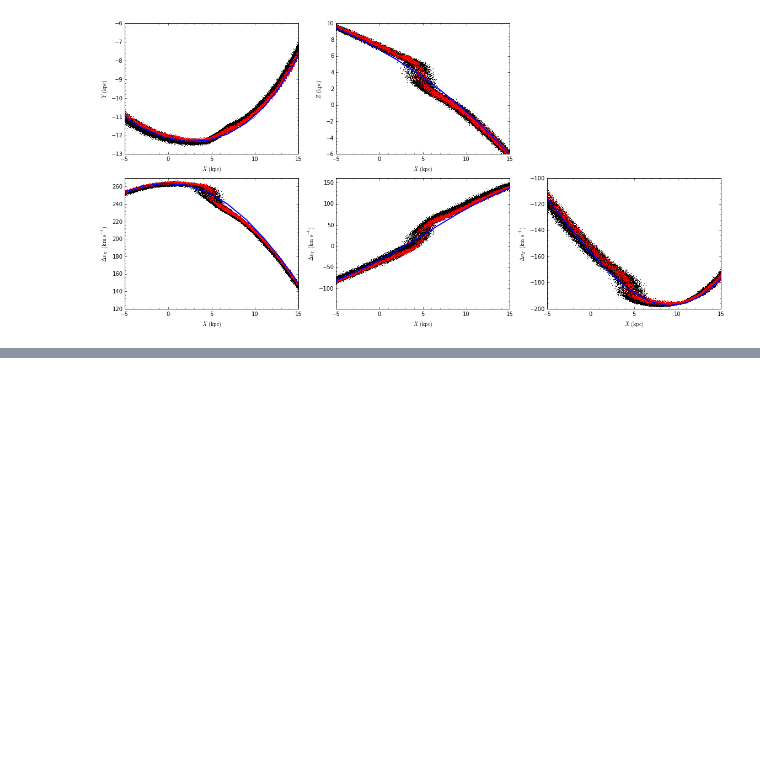
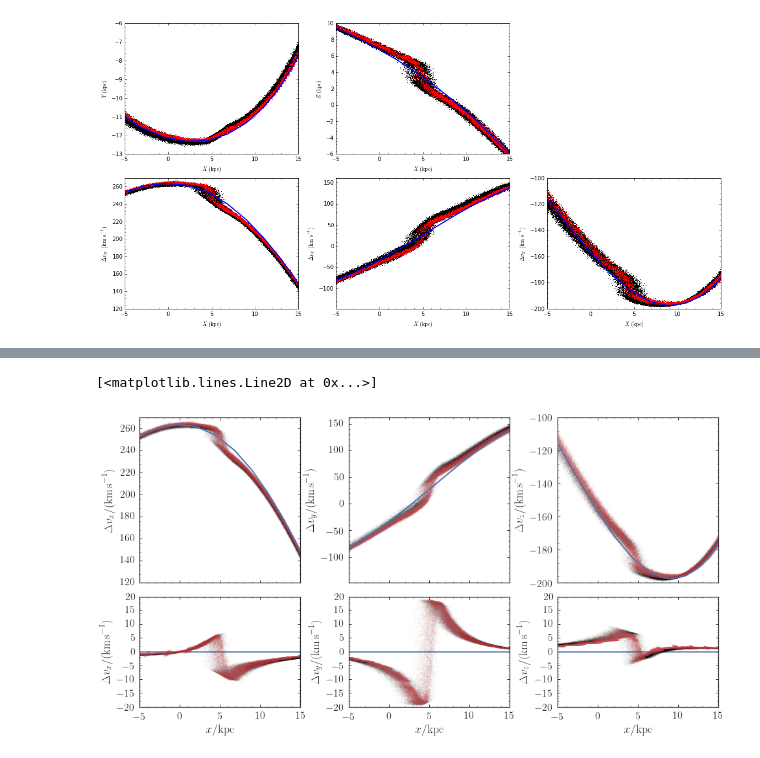
Before and after one commit to jobovy/streamgap-aa, a Jupyter notebook: py/galpyModelnonzeroJz.ipynb, the cells around one changed output, grey strips where cells are left out. Saved outputs shown, nothing was run; the diff lists cells and outputs as text; code cells hidden in the pictures; blank space fills up the shorter version.

```diff
--- a/py/galpyModelnonzeroJz.ipynb
+++ b/py/galpyModelnonzeroJz.ipynb
@@ -815,0 +899,62 @@ tight_layout()
+# %%
+figsize(16,8)
+gs=  gridspec.GridSpec(2,3,height_ratios=[1.5,1.],hspace=0.1,wspace=0.3)
+gs2= gridspec.GridSpec(2,3,height_ratios=[1.5,1.],hspace=0.1,wspace=0.3)
+subplot(gs[0])
+bovy_plot.bovy_plot(sdfl_unp_peri._ObsTrackXY[:,0]*R0,
+                    sdfl_unp_peri._ObsTrackXY[:,3]*V0,
+                    '-',color=sns.color_palette()[0],
+                    ylabel=r'$\Delta v_x/(\mathrm{km\,s}^{-1})$',gcf=True,yrange=[120.,270.],
+                   xrange=[-5.,15.],zorder=10,lw=2.)
+plot(xv_unp_peri[(xv_unp_peri[:,1] < 5.),0],xv_1e8_peri[(xv_unp_peri[:,1] < 5.),3],'k.',ms=1,alpha=0.3)
+plot(xv_mock_unp[:,0]*R0,xv_mock_per[:,3]*V0,'.',color=sns.color_palette()[2],ms=1.5,alpha=0.3)
+pyplot.gca().xaxis.set_major_formatter(nullfmt)
+subplot(gs[1])
+bovy_plot.bovy_plot(sdfl_unp_peri._ObsTrackXY[:,0]*R0,
+                    sdfl_unp_peri._ObsTrackXY[:,4]*V0,
+                    '-',color=sns.color_palette()[0],
+                    ylabel=r'$\Delta v_y/(\mathrm{km\,s}^{-1})$',gcf=True,#yrange=[-20.,20.],
+                   xrange=[-5.,15.],zorder=10,lw=2.)
+plot(xv_unp_peri[(xv_unp_peri[:,1] < 5.),0],xv_1e8_peri[(xv_unp_peri[:,1] < 5.),4],'k.',ms=1,alpha=0.3)
+plot(xv_mock_unp[:,0]*R0,xv_mock_per[:,4]*V0,'.',color=sns.color_palette()[2],ms=1.5,alpha=0.3)
+pyplot.gca().xaxis.set_major_formatter(nullfmt)
+subplot(gs[2])
+bovy_plot.bovy_plot(sdfl_unp_peri._ObsTrackXY[:,0]*R0,
+                    sdfl_unp_peri._ObsTrackXY[:,5]*V0,
+                    '-',color=sns.color_palette()[0],
+                    ylabel=r'$\Delta v_z/(\mathrm{km\,s}^{-1})$',gcf=True,yrange=[-200.,-100.],
+                   xrange=[-5.,15.],zorder=10,lw=2.)
+plot(xv_unp_peri[(xv_unp_peri[:,1] < 5.),0],xv_1e8_peri[(xv_unp_peri[:,1] < 5.),5],'k.',ms=1,alpha=0.3)
+plot(xv_mock_unp[:,0]*R0,xv_mock_per[:,5]*V0,'.',color=sns.color_palette()[2],ms=1.5,alpha=0.3)
+pyplot.gca().xaxis.set_major_formatter(nullfmt)
+subplot(gs2[3])
+bovy_plot.bovy_plot(sdfl_unp_peri._ObsTrackXY[:,0]*R0,
+                    sdfl_unp_peri._ObsTrackXY[:,0]*R0*0.,
+                    '-',xlabel=r'$x/\mathrm{kpc}$',color=sns.color_palette()[0],
+                    ylabel=r'$\Delta v_x/(\mathrm{km\,s}^{-1})$',gcf=True,yrange=[-20.,20.],
+                   xrange=[-5.,15.])
+plot(xv_unp_peri[(xv_unp_peri[:,1] < 5.),0],xv_1e8_peri[(xv_unp_peri[:,1] < 5.),3]-xv_unp_peri[(xv_unp_peri[:,1] < 5.),3],
+     'k.',ms=1,alpha=0.3)
+plot(xv_mock_unp[:,0]*R0,(xv_mock_per[:,3]-xv_mock_unp[:,3])*V0,'.',color=sns.color_palette()[2],ms=1.5,alpha=0.3)
+subplot(gs2[4])
+bovy_plot.bovy_plot(sdfl_unp_peri._ObsTrackXY[:,0]*R0,
+                    sdfl_unp_peri._ObsTrackXY[:,0]*R0*0.,
+                    '-',xlabel=r'$x/\mathrm{kpc}$',color=sns.color_palette()[0],
+                    ylabel=r'$\Delta v_y/(\mathrm{km\,s}^{-1})$',gcf=True,yrange=[-20.,20.],
+                   xrange=[-5.,15.])
+plot(xv_unp_peri[(xv_unp_peri[:,1] < 5.),0],xv_1e8_peri[(xv_unp_peri[:,1] < 5.),4]-xv_unp_peri[(xv_unp_peri[:,1] < 5.),4],
+     'k.',ms=1,alpha=0.3)
+plot(xv_mock_unp[:,0]*R0,(xv_mock_per[:,4]-xv_mock_unp[:,4])*V0,'.',color=sns.color_palette()[2],ms=1.5,alpha=0.3)
+subplot(gs2[5])
+bovy_plot.bovy_plot(sdfl_unp_peri._ObsTrackXY[:,0]*R0,
+                    sdfl_unp_peri._ObsTrackXY[:,0]*R0*0.,
+                    '-',xlabel=r'$x/\mathrm{kpc}$',color=sns.color_palette()[0],
+                    ylabel=r'$\Delta v_z/(\mathrm{km\,s}^{-1})$',gcf=True,yrange=[-20.,20.],
+                   xrange=[-5.,15.])
+plot(xv_unp_peri[(xv_unp_peri[:,1] < 5.),0],xv_1e8_peri[(xv_unp_peri[:,1] < 5.),5]-xv_unp_peri[(xv_unp_peri[:,1] < 5.),5],
+     'k.',ms=1,alpha=0.3)
+plot(xv_mock_unp[:,0]*R0,(xv_mock_per[:,5]-xv_mock_unp[:,5])*V0,'.',color=sns.color_palette()[2],ms=1.5,alpha=0.3)
+#plt.savefig('../paper/config_velocity.png',bbox_inches='tight',dpi=500)
+# %% [output]
+[<matplotlib.lines.Line2D at 0x...>]
+[figure, added]
```
Also changed, not shown: parts of 9 cells of this notebook.
